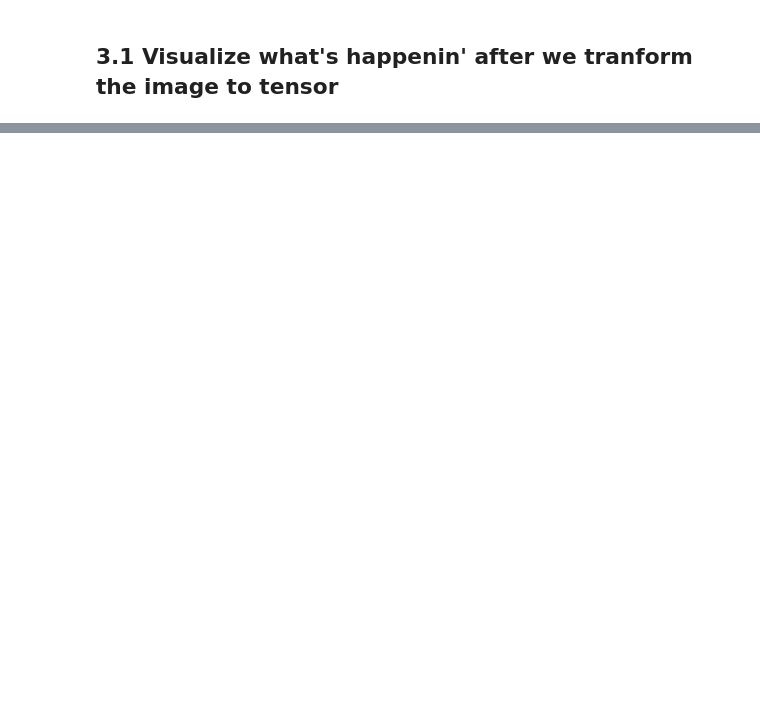
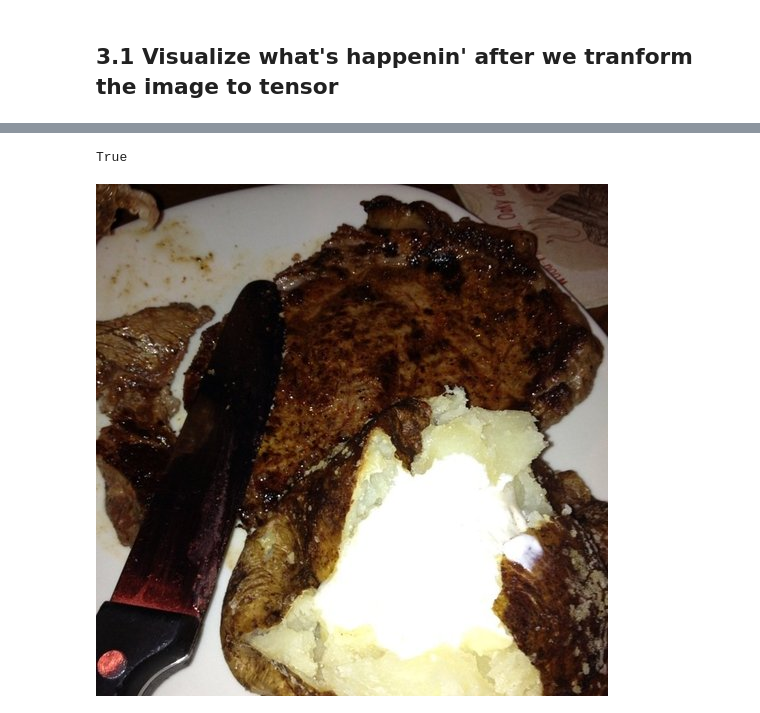
Before and after one commit to KeahiXie/pytorchTutorial, a Jupyter notebook: 04_pytoch_custom_datasets.ipynb, the cells around one changed output, grey strips where cells are left out. Saved outputs shown, nothing was run; the diff lists cells and outputs as text; code cells hidden in the pictures; blank space fills up the shorter version.

Commit message:
New knowledge about how to custom dataset

```diff
--- a/04_pytoch_custom_datasets.ipynb
+++ b/04_pytoch_custom_datasets.ipynb
@@ -194,0 +264,4 @@ plot_transform_image(image_path_list,
+# %%
+# Visualize what we got
+img, label = next(iter(train_dataloader))
+img.shape, label.shape
@@ -194,0 +299,17 @@ plot_transform_image(image_path_list,
+# %%
+target_dictionary = train_dir
+
+def find_classes(directory: str) -> Tuple[List[str], Dict[str, int]]:
+  """
+  Finds the class folder names in a target directory
+  """
+  # 1. Get the class names by scanning the target directory
+  classes = sorted(entry.name for entry in os.scandir(directory) if entry.is_dir())
+
+  # 2. Raise an error if class name could not be found
+  if not classes:
+    raise FileNotFoundError(f"Couldn't find any classes in {directory}... please try again after check it")
+
+  # 3. Create a dictionary of index labels
+  class_to_idx = {class_name: i for i, class_name in enumerate(classes)}
+  return classes, class_to_idx
@@ -194,0 +375,18 @@ plot_transform_image(image_path_list,
+# %%
+# Create a transform
+train_transforms = transforms.Compose([
+    transforms.Resize(size=(64, 64)),
+    transforms.RandomHorizontalFlip(p=0.5),
+    transforms.ToTensor()
+])
+
+test_transforms = transforms.Compose([
+    transforms.Resize(size=(64,64)),
+    transforms.ToTensor()
+])
+# %%
+train_data_custom = ImageFolderCustom(targ_dir=train_dir,
+                                      transform=train_transforms)
+
+test_data_custom = ImageFolderCustom(targ_dir=test_dir,
+                                      transform=test_transforms)
@@ -194,0 +417,9 @@ plot_transform_image(image_path_list,
+# %%
+# Check for equality between original ImageFolder Dataset and ImageFolderCutsom dataset
+print(train_data.classes == train_data_custom.classes)
+# %% [output]
+True
+# %%
+train_data_custom.load_image(143)
+# %% [output]
+[figure, added]
```
Also changed, not shown: parts of 30 cells of this notebook.
